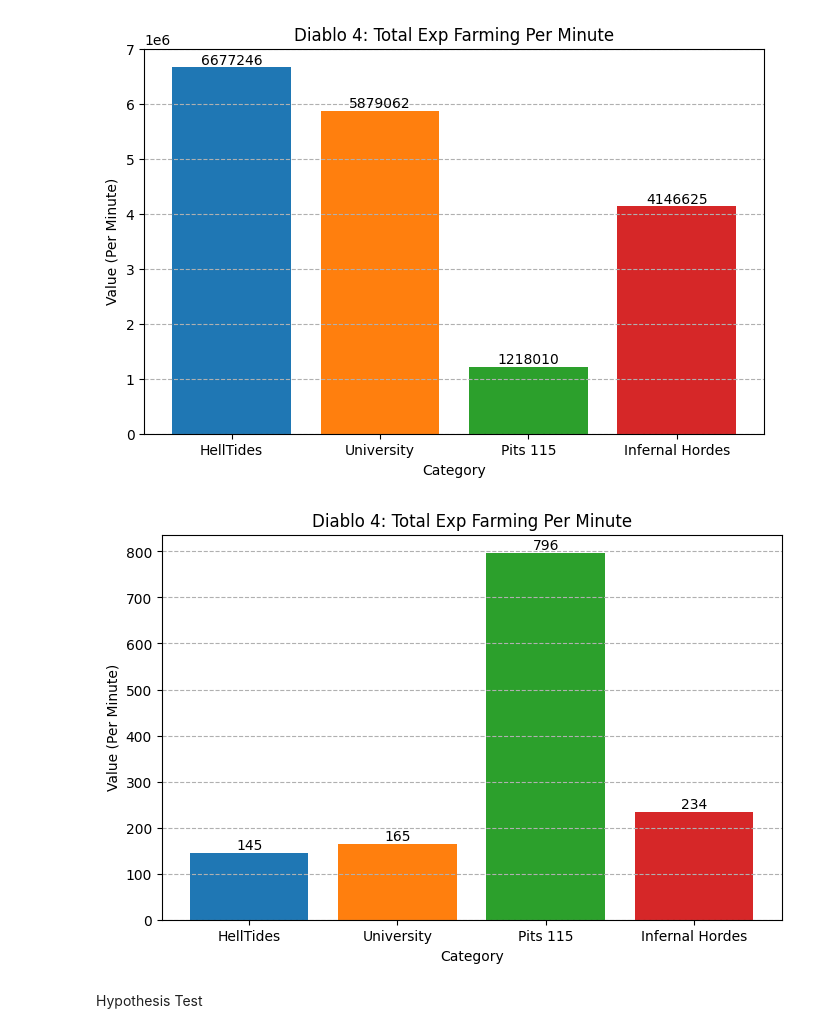
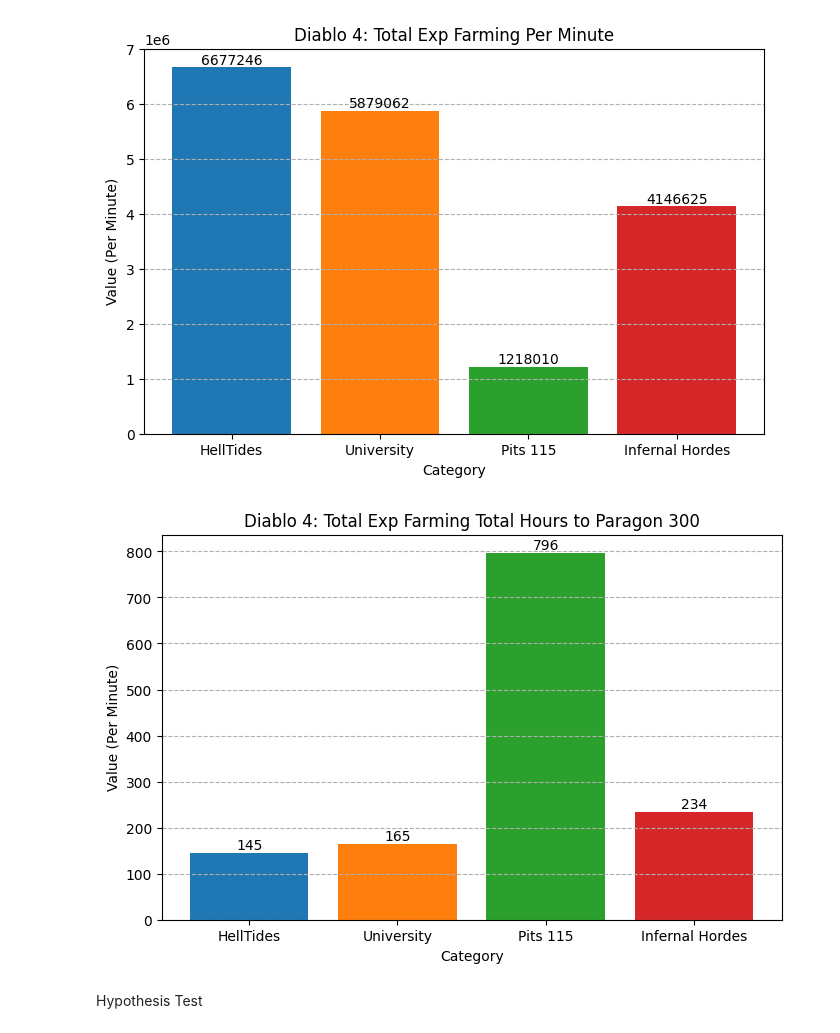
Before and after one commit to jonnie763/Jonathan-Rius-Various-Projects-, a Jupyter notebook: Diablo_4_Exp.ipynb, the cells around one changed output. Saved outputs shown, nothing was run; the diff lists cells and outputs as text; code cells hidden in the pictures.

```diff
--- a/Diablo_4_Exp.ipynb
+++ b/Diablo_4_Exp.ipynb
@@ -108,31 +108,31 @@ plt.show()
 # %%
 import matplotlib.pyplot as plt
 import pandas as pd
 
 # Assuming 'df' is available from previous cells. If not, you might need to redefine it.
 # For example:
 data = {'Category': ['HellTides', 'University', 'Pits 115', 'Infernal Hordes'],
         'Value': [58200000000/400634772, 58200000000/352743748, 58200000000/73080582, 58200000000/248797500]}
 df = pd.DataFrame(data)
 
 
 # Define a list of custom colors for each bar
 custom_colors = ['#1f77b4', '#ff7f0e', '#2ca02c', '#d62728'] # Example custom colors
 
 plt.figure(figsize=(8, 5))
 bars = plt.bar(df['Category'], df['Value'], color=custom_colors)
 
 # Add annotations on top of the bars
 for bar in bars:
     yval = bar.get_height()
     plt.text(bar.get_x() + bar.get_width()/2, yval + 0.5, f'{yval:.0f}', ha='center', va='bottom')
 
-plt.title("Diablo 4: Total Exp Farming Per Minute")
+plt.title("Diablo 4: Total Exp Farming Total Hours to Paragon 300")
 plt.xlabel('Category')
 plt.ylabel('Value (Per Minute)')
 plt.grid(axis='y', linestyle='--')
 plt.show()
 # %% [output]
-[figure, old version]
+[figure, new version]
 # %% [markdown]
 Hypothesis Test
```
